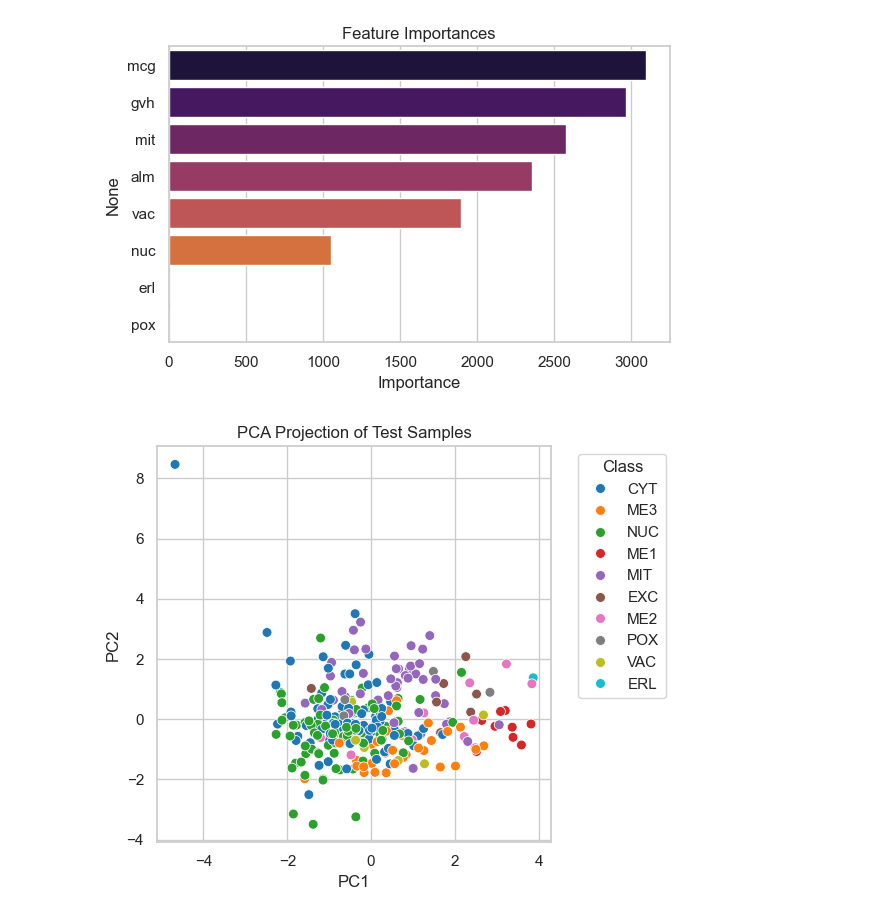
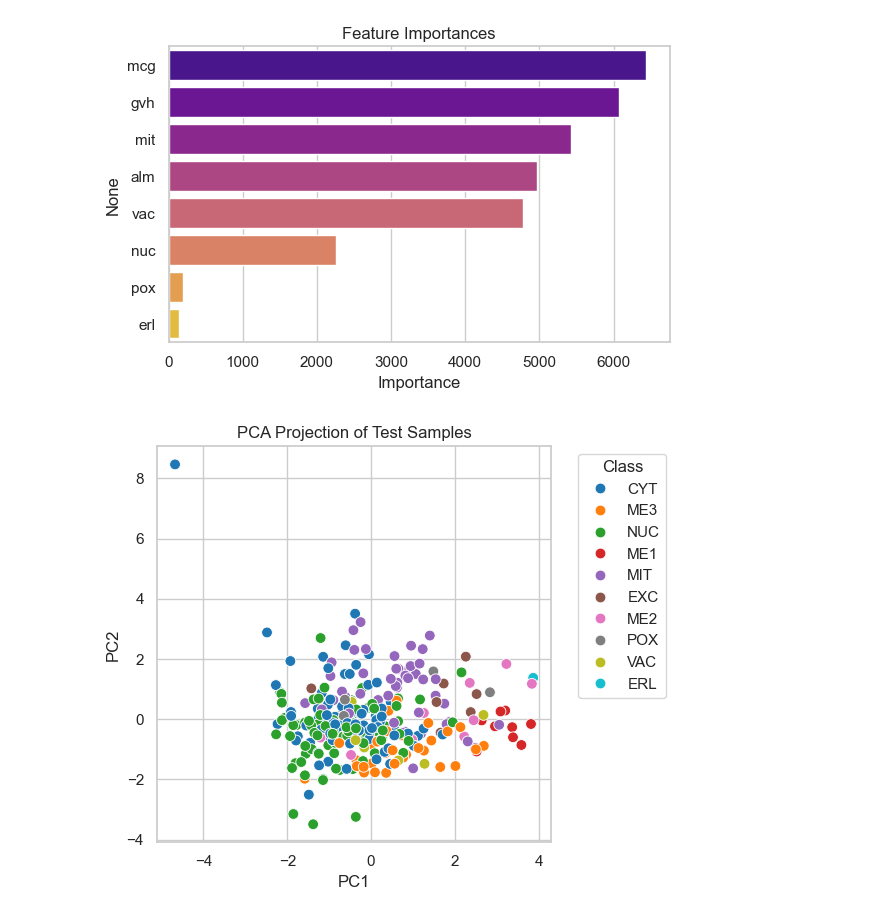
Before and after one commit to Fatima-Haneef/ML, a Jupyter notebook: supervised-learning/classification/multi-label-classification/multi-label-classification.ipynb, the cells around one changed output. Saved outputs shown, nothing was run; the diff lists cells and outputs as text; code cells hidden in the pictures.

```diff
--- a/supervised-learning/classification/multi-label-classification/multi-label-classification.ipynb
+++ b/supervised-learning/classification/multi-label-classification/multi-label-classification.ipynb
@@ -1,46 +1,58 @@
 # %%
-# Yeast Dataset Multi-Class Classification (LightGBM, Class Weights)
+# ------------------ Yeast Dataset Multi-Class Classification (LightGBM, SMOTE, Tuned) ------------------
+
+import warnings
+warnings.filterwarnings("ignore")
+
 import pandas as pd
 import numpy as np
 import matplotlib.pyplot as plt
 import seaborn as sns
+from imblearn.over_sampling import SMOTE
+
 
 from sklearn.model_selection import train_test_split, StratifiedKFold, RandomizedSearchCV
 from sklearn.preprocessing import StandardScaler, LabelEncoder
 from sklearn.metrics import classification_report, accuracy_score, confusion_matrix
+from sklearn.utils.class_weight import compute_class_weight
+from sklearn.decomposition import PCA
+from imblearn.over_sampling import SMOTE
 from lightgbm import LGBMClassifier
-from sklearn.utils.class_weight import compute_class_weight
 from scipy.stats import randint, uniform
-from sklearn.decomposition import PCA
 
-# 1. Load dataset
-df = pd.read_csv("yeast.data", sep='\s+', header=None)
+# ------------------ 1. Load dataset ------------------
+df = pd.read_csv("yeast.data", sep=r'\s+', header=None)  # Use raw string to avoid SyntaxWarning
 df.columns = ['SequenceName','mcg','gvh','alm','mit','erl','pox','vac','nuc','Class']
-df.drop('SequenceName', axis=1, inplace=True)  # drop ID column
+df.drop('SequenceName', axis=1, inplace=True)
 
-# 2. Encode target
+# ------------------ 2. Encode target ------------------
 le = LabelEncoder()
 df['Class'] = le.fit_transform(df['Class'])
 
-# 3. Features & target
+# ------------------ 3. Features & target ------------------
 X = df.drop('Class', axis=1)
 y = df['Class']
 
-# 4. Train-test split
+# ------------------ 4. Train-test split ------------------
 X_train, X_test, y_train, y_test = train_test_split(
     X, y, test_size=0.2, stratify=y, random_state=42
 )
 
-# 5. Scale features
+# ------------------ 5. Scale features ------------------
 scaler = StandardScaler()
 X_train_scaled = scaler.fit_transform(X_train)
 X_test_scaled = scaler.transform(X_test)
 
-# 6. Compute class weights
-class_weights = compute_class_weight(class_weight='balanced', classes=np.unique(y_train), y=y_train)
-weight_dict = dict(zip(np.unique(y_train), class_weights))
+# ------------------ 6. Handle class imbalance with SMOTE ------------------
 
-# 7. LightGBM classifier with class weights
+smote = SMOTE(random_state=42, k_neighbors=1)
+X_train_res, y_train_res = smote.fit_resample(X_train_scaled, y_train)
+
+# ------------------ 7. Compute class weights ------------------
+class_weights = compute_class_weight(class_weight='balanced', classes=np.unique(y_train_res), y=y_train_res)
+weight_dict = dict(zip(np.unique(y_train_res), class_weights))
+
+# ------------------ 8. LightGBM classifier with class weights ------------------
 lgbm = LGBMClassifier(
     objective='multiclass',
     num_class=len(np.unique(y)),
@@ -49,19 +61,19 @@ lgbm = LGBMClassifier(
     random_state=42
 )
 
-# 8. Hyperparameter search
+# ------------------ 9. Hyperparameter search ------------------
 param_dist = {
-    'n_estimators': randint(200, 800),
-    'max_depth': randint(3, 12),
-    'learning_rate': uniform(0.01, 0.3),
-    'num_leaves': randint(20, 100),
+    'n_estimators': randint(300, 1000),
+    'max_depth': randint(4, 12),
+    'learning_rate': uniform(0.01, 0.2),
+    'num_leaves': randint(20, 120),
     'colsample_bytree': uniform(0.6, 0.4),
     'subsample': uniform(0.6, 0.4),
     'reg_alpha': uniform(0, 1),
     'reg_lambda': uniform(0.5, 2)
 }
 
-cv = StratifiedKFold(n_splits=5, shuffle=True, random_state=42)
+cv = StratifiedKFold(n_splits=3, shuffle=True, random_state=42)  # Use 3 splits to avoid warnings
 search = RandomizedSearchCV(
     estimator=lgbm,
     param_distributions=param_dist,
@@ -73,34 +85,35 @@ search = RandomizedSearchCV(
     verbose=1
 )
 
-# 9. Fit model
-search.fit(X_train_scaled, y_train)
+# ------------------ 10. Fit model ------------------
+search.fit(X_train_res, y_train_res)
 best_model = search.best_estimator_
+
 print("Best CV accuracy:", search.best_score_)
 print("Best params:", search.best_params_)
 
-# 10. Evaluate on test set
+# ------------------ 11. Evaluate on test set ------------------
 y_pred = best_model.predict(X_test_scaled)
 print("Test accuracy:", accuracy_score(y_test, y_pred))
 print("\nClassification Report:\n", classification_report(y_test, y_pred, target_names=le.classes_))
 
-# ------------------ Visualizations ------------------
-
+# ------------------ 12. Visualizations ------------------
 sns.set(style="whitegrid")
 
-# 11. Class distribution
+# Class distribution
 counts = y.value_counts()
 plt.figure(figsize=(8,5))
-sns.barplot(x=counts.index, y=counts.values, palette="mako")
+sns.barplot(x=counts.index, y=counts.values, palette="viridis")
 plt.title("Class Distribution in Yeast Dataset")
 plt.ylabel("Count")
 plt.xlabel("Class")
 plt.show()
 
-# 12. Confusion matrix
+# Confusion matrix
 cm = confusion_matrix(y_test, y_pred)
 plt.figure(figsize=(6,5))
-sns.heatmap(cm, annot=True, fmt="d", cmap="rocket", vmax=cm.max(), xticklabels=le.classes_, yticklabels=le.classes_)
+sns.heatmap(cm, annot=True, fmt="d", cmap="magma", vmax=cm.max(),
+            xticklabels=le.classes_, yticklabels=le.classes_)
 plt.title("Confusion Matrix")
 plt.xlabel("Predicted")
 plt.ylabel("Actual")
@@ -109,21 +122,22 @@ plt.yticks(rotation=0)
 plt.tight_layout()
 plt.show()
 
-# 13. Feature importance
+# Feature importance
 importances = best_model.feature_importances_
 feat_names = X.columns
 indices = np.argsort(importances)[::-1]
 plt.figure(figsize=(6,4))
-sns.barplot(x=importances[indices], y=feat_names[indices], palette="inferno")
+sns.barplot(x=importances[indices], y=feat_names[indices], palette="plasma")
 plt.title("Feature Importances")
 plt.xlabel("Importance")
 plt.tight_layout()
 plt.show()
 
-# 14. PCA 2D projection
+# PCA 2D projection
 Xpca = PCA(n_components=2, random_state=42).fit_transform(X_test_scaled)
 plt.figure(figsize=(6,5))
-sns.scatterplot(x=Xpca[:,0], y=Xpca[:,1], hue=le.inverse_transform(y_test), palette="tab10", s=50)
+sns.scatterplot(x=Xpca[:,0], y=Xpca[:,1], hue=le.inverse_transform(y_test),
+                palette="tab10", s=60)
 plt.title("PCA Projection of Test Samples")
 plt.xlabel("PC1")
 plt.ylabel("PC2")
@@ -159,2 +167,2 @@ Passing `palette` without assigning `hue` is deprecated and will be removed in v
-[figure, old version]
+[figure, new version]
 [figure]
```
Also changed, not shown: parts of 1 cell of this notebook, 1 other file.
